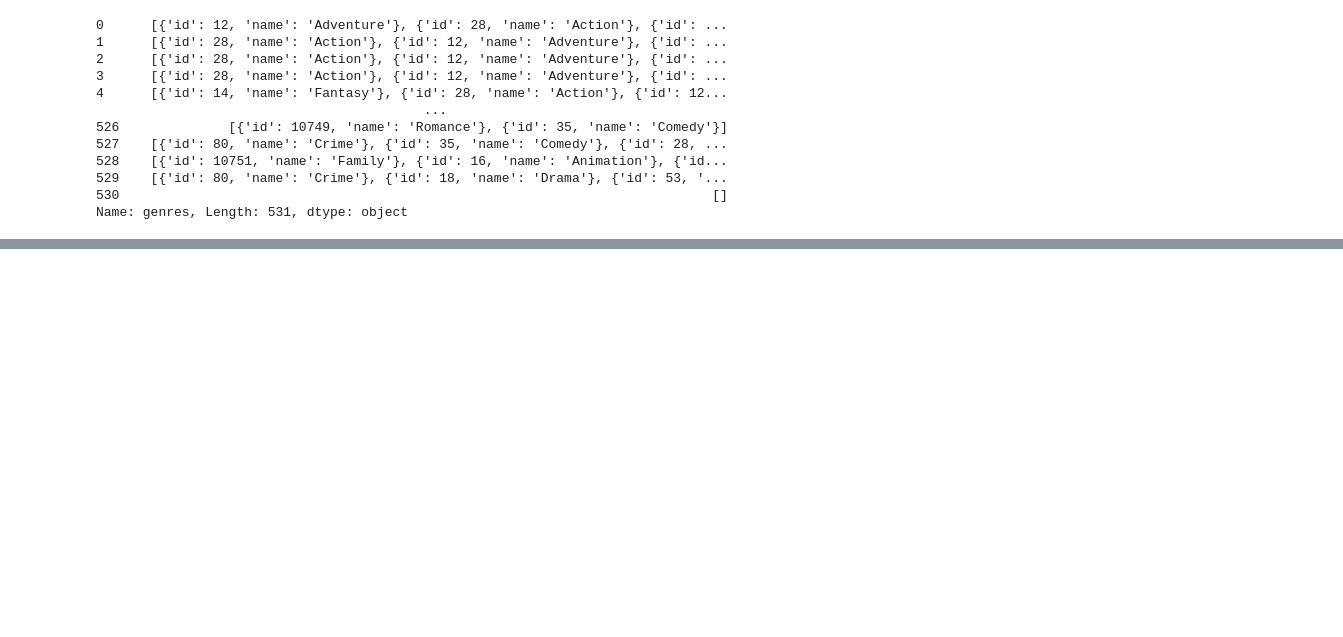
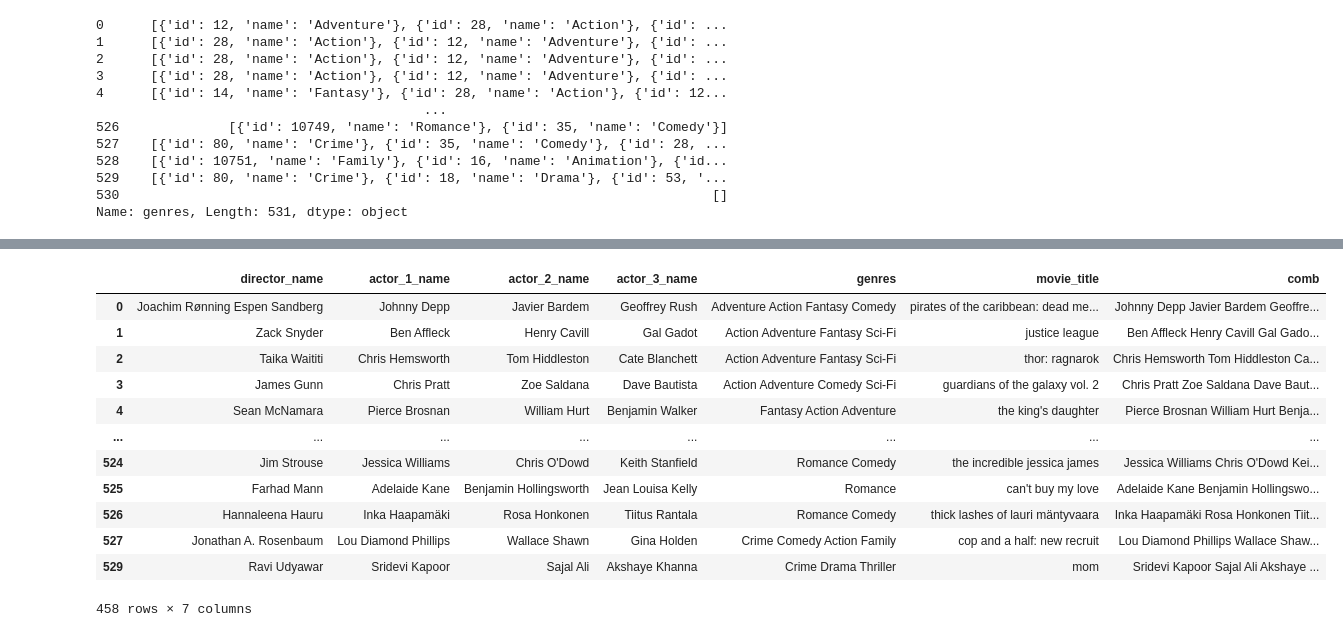
Before and after one commit to chahak31/Recommendation-System, a Jupyter notebook: Movie Recommendation/Preprocessing2.ipynb, the cells around one changed output, grey strips where cells are left out. Cells and saved outputs as stored; diff of their text form; code cells hidden in the pictures; blank space fills up the shorter version.

```diff
--- a/Movie Recommendation/Preprocessing2.ipynb
+++ b/Movie Recommendation/Preprocessing2.ipynb
@@ -120,0 +231,2 @@ data['crew'] = data['crew'].map(lambda x: ast.literal_eval(x))
+# %%
+movie = movie.dropna(how='any')
@@ -120,0 +243,23 @@ data['crew'] = data['crew'].map(lambda x: ast.literal_eval(x))
+# %%
+movie = movie.rename(columns={'genres_list':'genres'})
+movie = movie.rename(columns={'title':'movie_title'})
+# %%
+movie['movie_title'] = movie['movie_title'].str.lower()
+# %%
+movie['comb'] = movie['actor_1_name'] + ' ' + movie['actor_2_name'] + ' '+ movie['actor_3_name'] + ' '+ movie['director_name'] +' ' + movie['genres']
+# %%
+movie
+# %% [output]
+|  | director_name | actor_1_name | actor_2_name | actor_3_name | genres | movie_title | comb |
+| 0 | Joachim Rønning Espen Sandberg | Johnny Depp | Javier Bardem | Geoffrey Rush | Adventure Action Fantasy Comedy | pirates of the caribbean: dead me... | Johnny Depp Javier Bardem Geoffre... |
+| 1 | Zack Snyder | Ben Affleck | Henry Cavill | Gal Gadot | Action Adventure Fantasy Sci-Fi | justice league | Ben Affleck Henry Cavill Gal Gado... |
+| 2 | Taika Waititi | Chris Hemsworth | Tom Hiddleston | Cate Blanchett | Action Adventure Fantasy Sci-Fi | thor: ragnarok | Chris Hemsworth Tom Hiddleston Ca... |
+| 3 | James Gunn | Chris Pratt | Zoe Saldana | Dave Bautista | Action Adventure Comedy Sci-Fi | guardians of the galaxy vol. 2 | Chris Pratt Zoe Saldana Dave Baut... |
+| 4 | Sean McNamara | Pierce Brosnan | William Hurt | Benjamin Walker | Fantasy Action Adventure | the king's daughter | Pierce Brosnan William Hurt Benja... |
+| ... | ... | ... | ... | ... | ... | ... | ... |
+| 524 | Jim Strouse | Jessica Williams | Chris O'Dowd | Keith Stanfield | Romance Comedy | the incredible jessica james | Jessica Williams Chris O'Dowd Kei... |
+| 525 | Farhad Mann | Adelaide Kane | Benjamin Hollingsworth | Jean Louisa Kelly | Romance | can't buy my love | Adelaide Kane Benjamin Hollingswo... |
+| 526 | Hannaleena Hauru | Inka Haapamäki | Rosa Honkonen | Tiitus Rantala | Romance Comedy | thick lashes of lauri mäntyvaara | Inka Haapamäki Rosa Honkonen Tiit... |
+| 527 | Jonathan A. Rosenbaum | Lou Diamond Phillips | Wallace Shawn | Gina Holden | Crime Comedy Action Family | cop and a half: new recruit | Lou Diamond Phillips Wallace Shaw... |
+| 529 | Ravi Udyawar | Sridevi Kapoor | Sajal Ali | Akshaye Khanna | Crime Drama Thriller | mom | Sridevi Kapoor Sajal Ali Akshaye ... |
+458 rows × 7 columns
```
Also changed, not shown: parts of 25 cells of this notebook, 3 other files.
